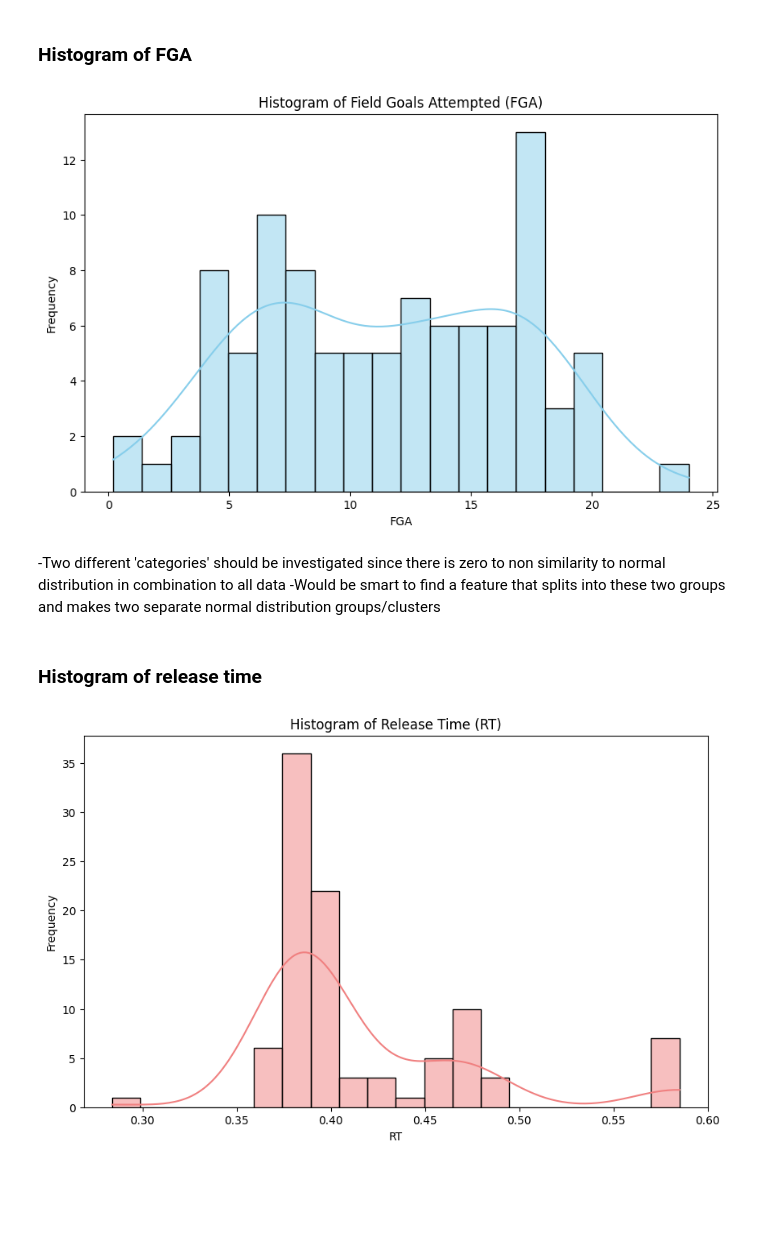
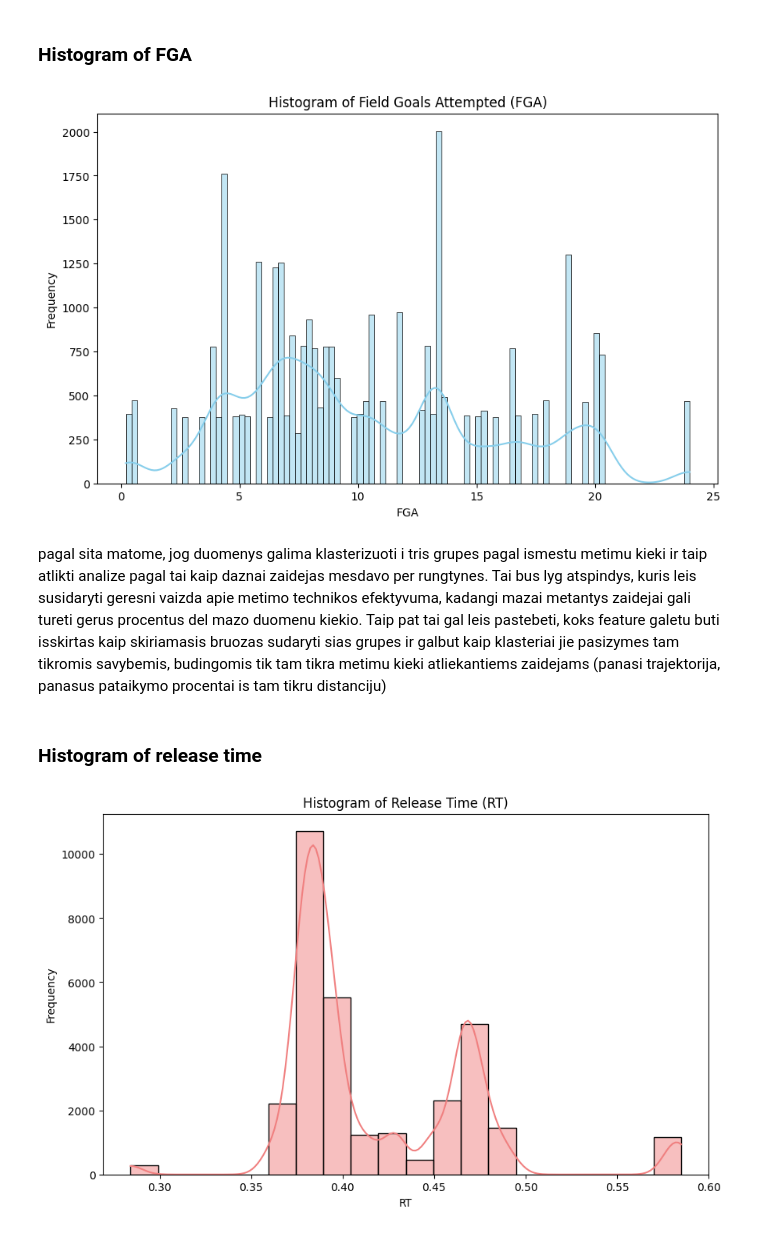
Before and after one commit to domasbel/DataVisualization, a Jupyter notebook: NBA_players_motions/notebook.ipynb, the cells around one changed output. Drawn from its saved outputs; the diff is of its cells as text; code cells hidden in the pictures; blank space fills up the shorter version.

```diff
--- a/NBA_players_motions/notebook.ipynb
+++ b/NBA_players_motions/notebook.ipynb
@@ -55,16 +57,22 @@ open_motion = 'Open'
 file_path_det = os.path.join(current_directory,playersDet,detailed_players)
 file_path_motion = os.path.join(current_directory,open_motion,motion_detail)
 file_path_advanced = os.path.join(current_directory,playersDet,detailed_advanced)
+file_motion_path = os.path.join(current_directory,open_motion,motion_path)
 
 df_detailed = pd.read_csv(file_path_det)
 df_motion = pd.read_csv(file_path_motion)
 df_advanced = pd.read_csv(file_path_advanced)
+df_motion_path = pd.read_csv(file_motion_path)
 # %%
 df_motion['FullName'] = df_motion['fnm'] + ' ' + df_motion['lnm']
+df_motion_path['FullName'] = df_motion_path['fnm'] + ' ' + df_motion_path['lnm']
 df_motion = df_motion.drop(columns=['fnm', 'lnm'], axis=1)
 
-merged_df1 = pd.merge(df_detailed, df_advanced, right_on='Player', left_on='Player', how='inner', suffixes=('', '_df2'))
-merged_df = pd.merge(merged_df1, df_motion, right_on='FullName', left_on='Player', how='inner')
+merged_df1 = pd.merge(df_detailed, df_advanced, right_on=['Player','Tm'], left_on=['Player','Tm'], how='inner', suffixes=('', '_df2'))
+idx = merged_df1.groupby('Player')['G'].idxmax()
+merged_df1 = merged_df1.loc[idx]
+merged_df2 = pd.merge(merged_df1, df_motion, right_on='FullName', left_on='Player', how='inner')
+merged_df = pd.merge(merged_df1, df_motion_path, right_on='FullName', left_on='Player', how='inner')
 merged_df['Team'] = merged_df['Tm']
 merged_df['Conference'] = merged_df['Team'].apply(map_to_conference)
 
@@ -87,3 +82,5 @@ The column 'ta2t' has a total of 0 values.
+# %%
+merged_df['Pos'] = merged_df['Pos'].replace({'PG': 'G', 'SG': 'G', 'SF': 'F', 'PF': 'F', 'F-C': 'C', 'SF-PF': 'F'})
 # %%
 unique_values = merged_df['Pos'].unique()
 
@@ -122,15 +113,14 @@ plt.show()
 # %% [markdown]
 ### Histogram of FGA
 # %%
-fga_data = final_df['FGA']
+fga_data = merged_df['FGA']
 plt.figure(figsize=(10, 6))
-sns.histplot(fga_data, bins=20, kde=True, color='skyblue')
+sns.histplot(fga_data, bins=100, kde=True, color='skyblue')
 plt.title('Histogram of Field Goals Attempted (FGA)')
 plt.xlabel('FGA')
 plt.ylabel('Frequency')
 plt.show()
 # %% [output]
-[figure, old version]
+[figure, new version]
-# %% [markdown]
--Two different 'categories' should be investigated since there is zero to non similarity to normal distribution in combination to all data
--Would be smart to find a feature that splits into these two groups and makes two separate normal distribution groups/clusters
+# %% [markdown]
+pagal sita matome, jog duomenys galima klasterizuoti i tris grupes pagal ismestu metimu kieki ir taip atlikti analize pagal tai kaip daznai zaidejas mesdavo per rungtynes. Tai bus lyg atspindys, kuris leis susidaryti geresni vaizda apie metimo technikos efektyvuma, kadangi mazai metantys zaidejai gali tureti gerus procentus del mazo duomenu kiekio. Taip pat tai gal leis pastebeti, koks feature galetu buti isskirtas kaip skiriamasis bruozas sudaryti sias grupes ir galbut kaip klasteriai jie pasizymes tam tikromis savybemis, budingomis tik tam tikra metimu kieki atliekantiems zaidejams (panasi trajektorija, panasus pataikymo procentai is tam tikru distanciju)
@@ -137,7 +138,7 @@ plt.show()
 # %% [markdown]
 ### Histogram of release time
 # %%
-rt_data = final_df['rt']
+rt_data = merged_df['rt'] * -1
 
 plt.figure(figsize=(10, 6))
 sns.histplot(rt_data, bins=20, kde=True, color='lightcoral')
@@ -146,4 +147,4 @@ plt.xlabel('RT')
 plt.ylabel('Frequency')
 plt.show()
 # %% [output]
-[figure, old version]
+[figure, new version]
```
Also changed, not shown: parts of 17 cells of this notebook, 4 other files.
